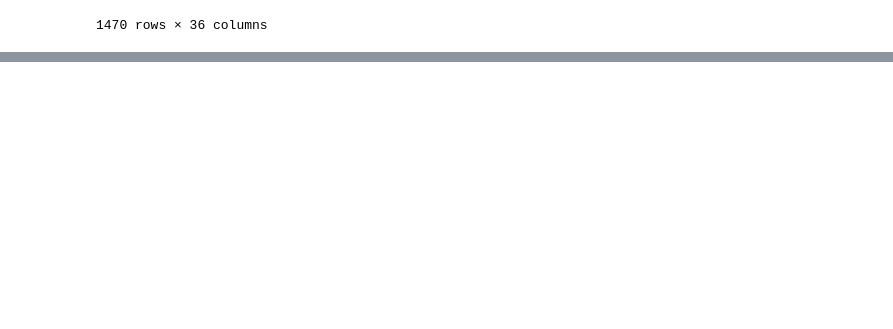
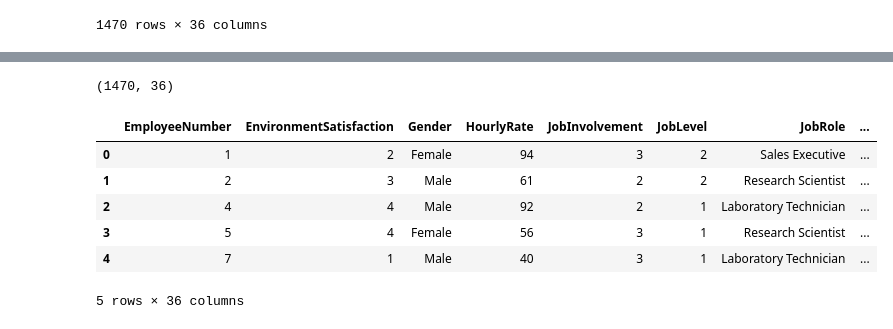
Before and after one commit to alepotash/HRDB-18.11, a Jupyter notebook: connect_mysql-HRDB.ipynb, the cells around one changed output, grey strips where cells are left out. Drawn from its saved outputs; the diff is of its cells as text; code cells hidden in the pictures; blank space fills up the shorter version.

```diff
--- a/connect_mysql-HRDB.ipynb
+++ b/connect_mysql-HRDB.ipynb
@@ -129,0 +139,14 @@ EDA
+# %%
+joined_table.shape
+# %% [output]
+(1470, 36)
+# %%
+joined_table.head()
+# %% [output]
+|  | EmployeeNumber | EnvironmentSatisfaction | Gender | HourlyRate | JobInvolvement | JobLevel | JobRole | ... |
+| 0 | 1 | 2 | Female | 94 | 3 | 2 | Sales Executive | ... |
+| 1 | 2 | 3 | Male | 61 | 2 | 2 | Research Scientist | ... |
+| 2 | 4 | 4 | Male | 92 | 2 | 1 | Laboratory Technician | ... |
+| 3 | 5 | 4 | Female | 56 | 3 | 1 | Research Scientist | ... |
+| 4 | 7 | 1 | Male | 40 | 3 | 1 | Laboratory Technician | ... |
+5 rows × 36 columns
```
Also changed, not shown: parts of 7 cells of this notebook.
